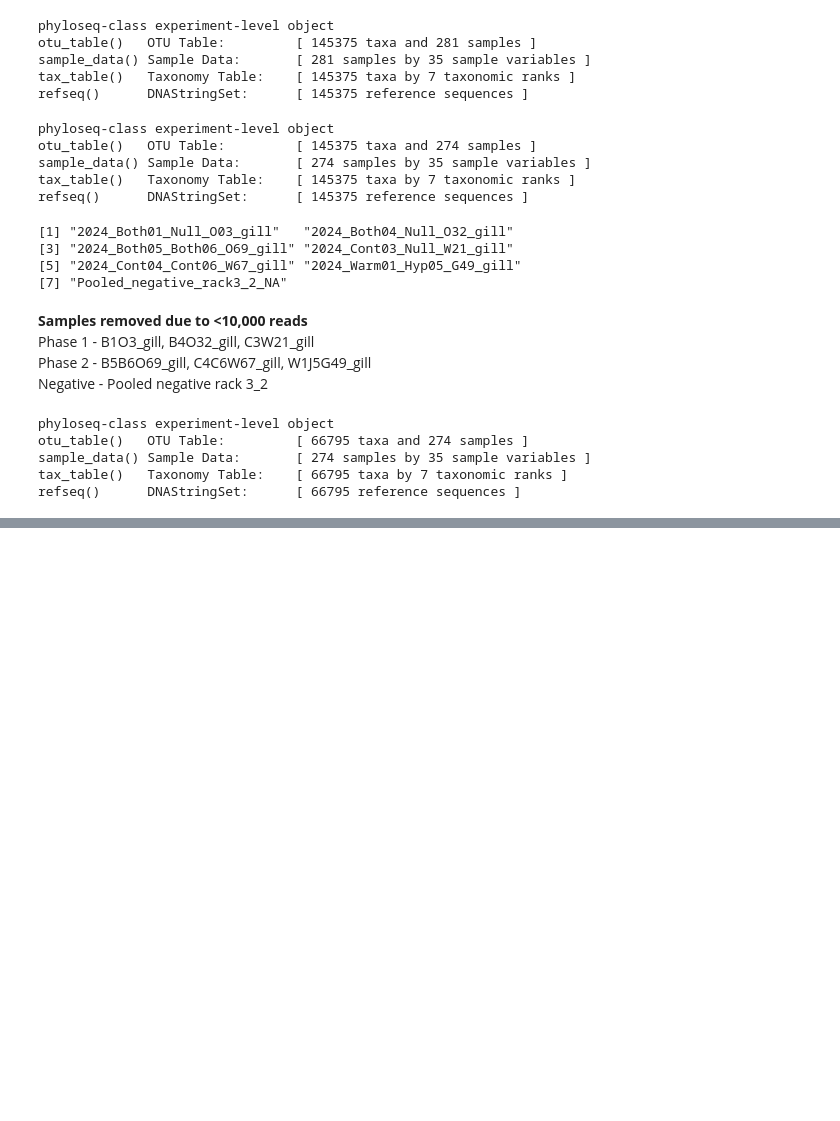
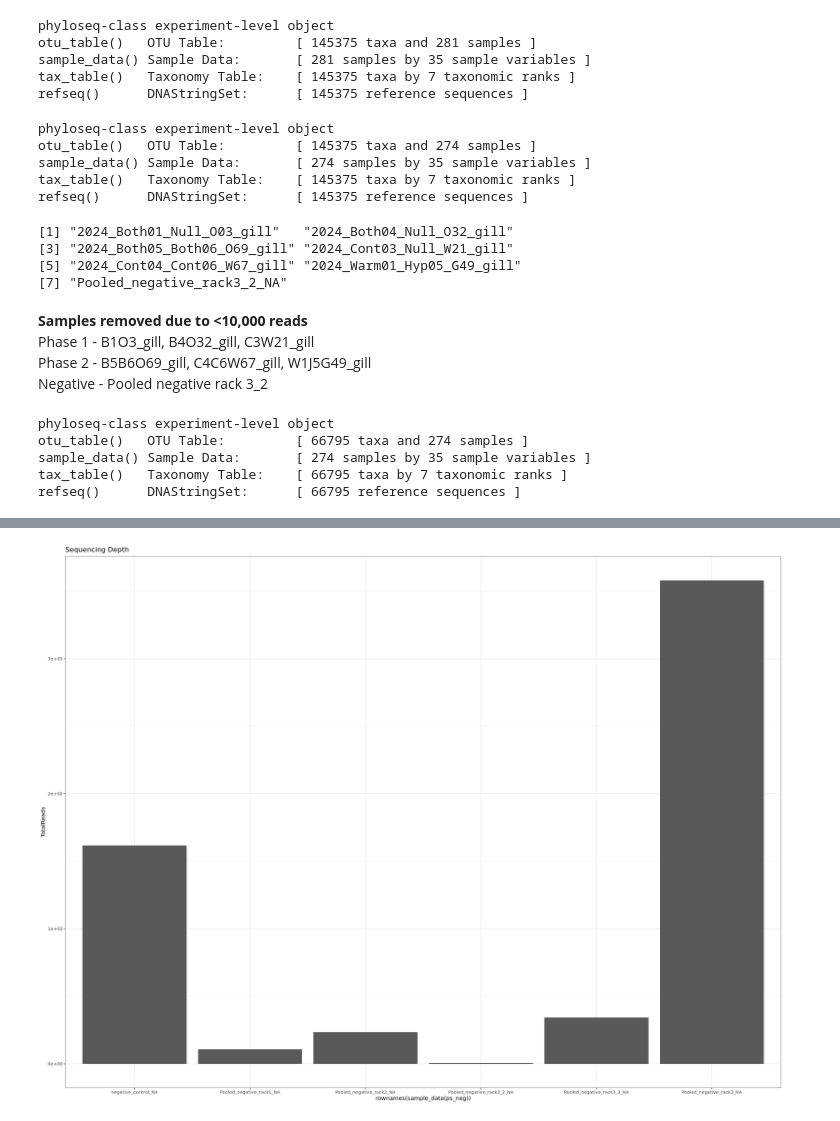
Before and after one commit to jfiorilla/ORCC_16S, a Jupyter notebook: phyloseq-working.ipynb, the cells around one changed output, grey strips where cells are left out. Saved outputs shown, nothing was run; the diff lists cells and outputs as text; code cells hidden in the pictures; blank space fills up the shorter version.

```diff
--- a/phyloseq-working.ipynb
+++ b/phyloseq-working.ipynb
@@ -675,0 +227,11 @@ round(rates, 2)
+# %%
+# Check read counts of negatives
+readcount_neg <- data.table(as(sample_data(ps_neg), "data.frame"),
+                 TotalReads = sample_sums(ps_neg),
+                 keep.rownames = TRUE)
+ggplot(readcount_neg, aes(x = rownames(sample_data(ps_neg)), y = TotalReads)) +
+    geom_col() +
+    ggtitle("Sequencing Depth") +
+    theme_bw()
+# %% [output]
+[figure, added]
```
Also changed, not shown: parts of 67 cells of this notebook, 4 other files.
